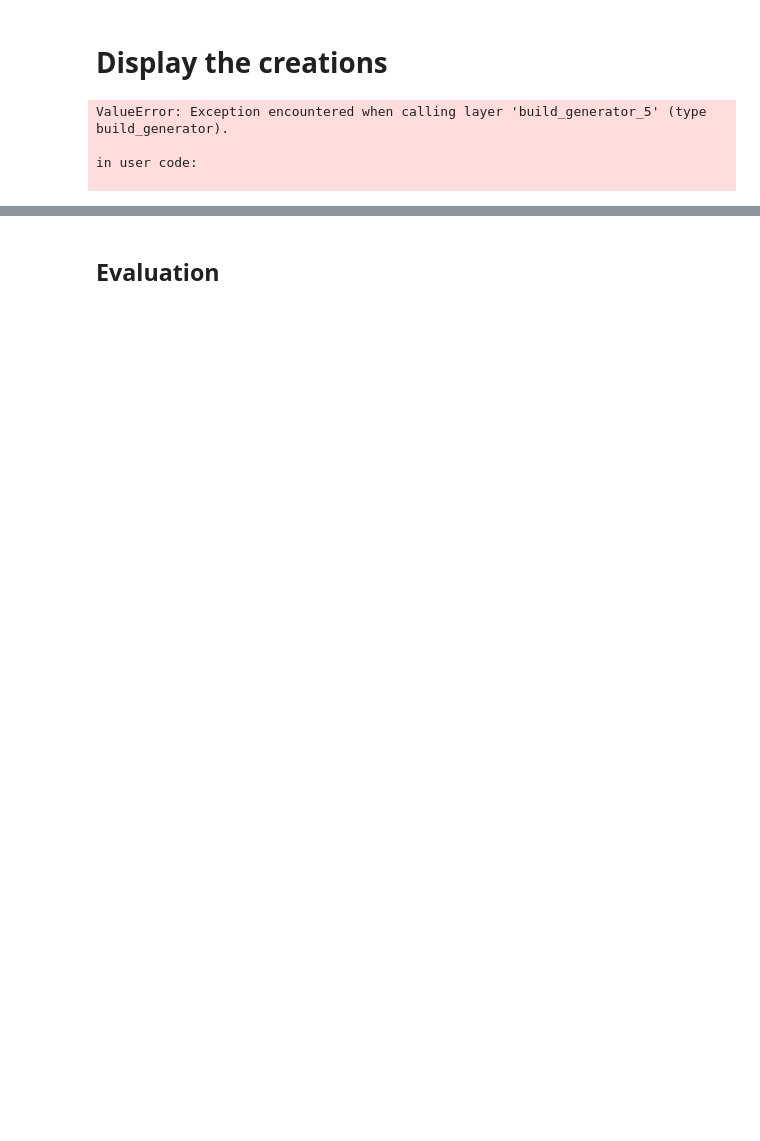
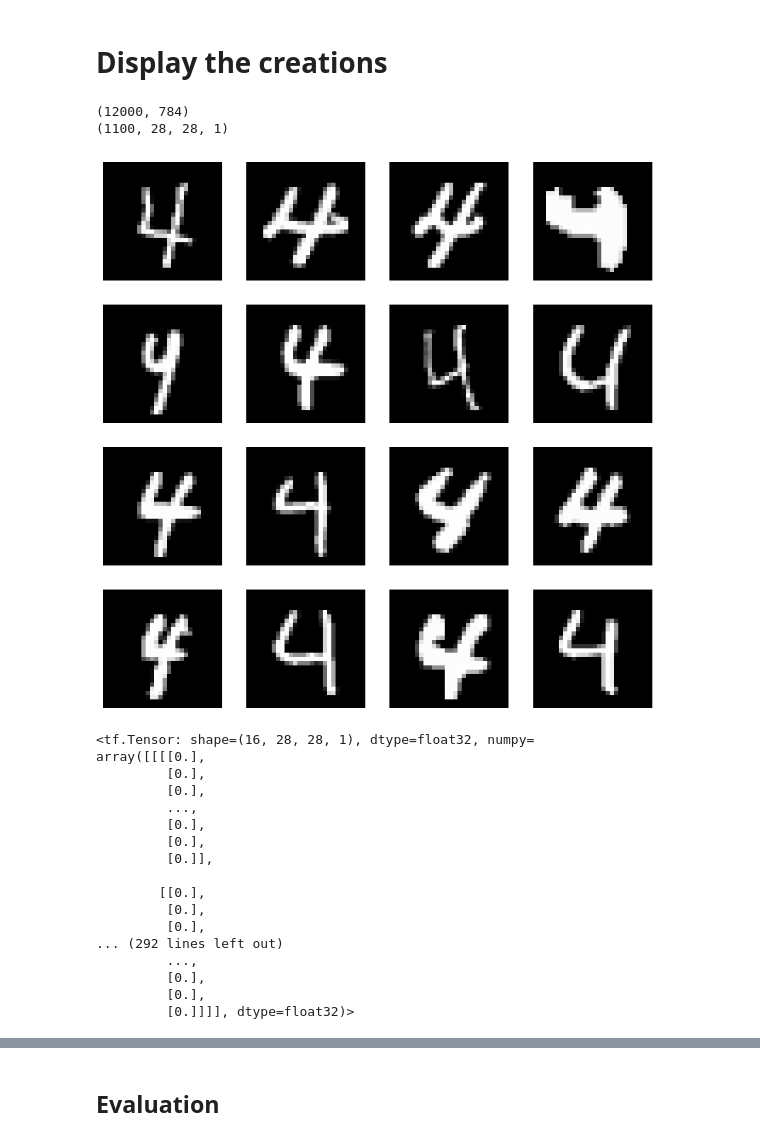
Before and after one commit to alfredbackhouse/3rd-year-project, a Jupyter notebook: 3rd_year_project_gmmn.ipynb, the cells around one changed output, grey strips where cells are left out. Drawn from its saved outputs; the diff is of its cells as text; code cells hidden in the pictures; blank space fills up the shorter version.

```diff
--- a/3rd_year_project_gmmn.ipynb
+++ b/3rd_year_project_gmmn.ipynb
@@ -431,7 +447,7 @@ ValueError: x and y must have same first dimension, but have shapes (0,) and (1,
 # %%
 def print_image_sample(images):
     plt.figure(figsize=(10, 10))
-    images = to_greyscale(images)
+    images = to_greyscale(images[:16])
     for i in range(images.shape[0]):
         plt.subplot(4, 4, i+1)
         plt.imshow(images[i] * 127.5 + 127.5, cmap='gray')
@@ -449,7 +471,0 @@ def generate_and_save_images(model):
-# %%
-generate_and_save_images(models[4])
-# %% [output]
-ValueError: Exception encountered when calling layer 'build_generator_5' (type build_generator).
-
-in user code:
-
@@ -455,0 +474,37 @@ in user code:
+# %%
+print(val_images.shape)
+idx = val_labels == target_digit
+digits = val_images[idx]
+test_data = digits[:len(digits) - len(digits) % 100]
+test_data = test_data.reshape(test_data.shape[0], 28, 28, 1)
+print(test_data.shape)
+
+save_dir = f'evaluation/{current_date}/{target_digit}'
+os.makedirs(save_dir, exist_ok=True)
+os.makedirs(os.path.join(save_dir, "image_samples"), exist_ok=True)
+np.save(os.path.join(save_dir, "image_samples", f"original_images.npy"), test_data)
+# %% [output]
+(12000, 784)
+(1100, 28, 28, 1)
+# %%
+saved_originals = np.load(f'evaluation/{current_date}/{target_digit}/image_samples/original_images.npy')
+print_image_sample(saved_originals)
+# %% [output]
+[figure, added]
+<tf.Tensor: shape=(16, 28, 28, 1), dtype=float32, numpy=
+array([[[[0.],
+         [0.],
+         [0.],
+         ...,
+         [0.],
+         [0.],
+         [0.]],
+
+        [[0.],
+         [0.],
+         [0.],
+... (292 lines left out)
+         ...,
+         [0.],
+         [0.],
+         [0.]]]], dtype=float32)>
```
Also changed, not shown: parts of 12 cells of this notebook, 1 other file.
